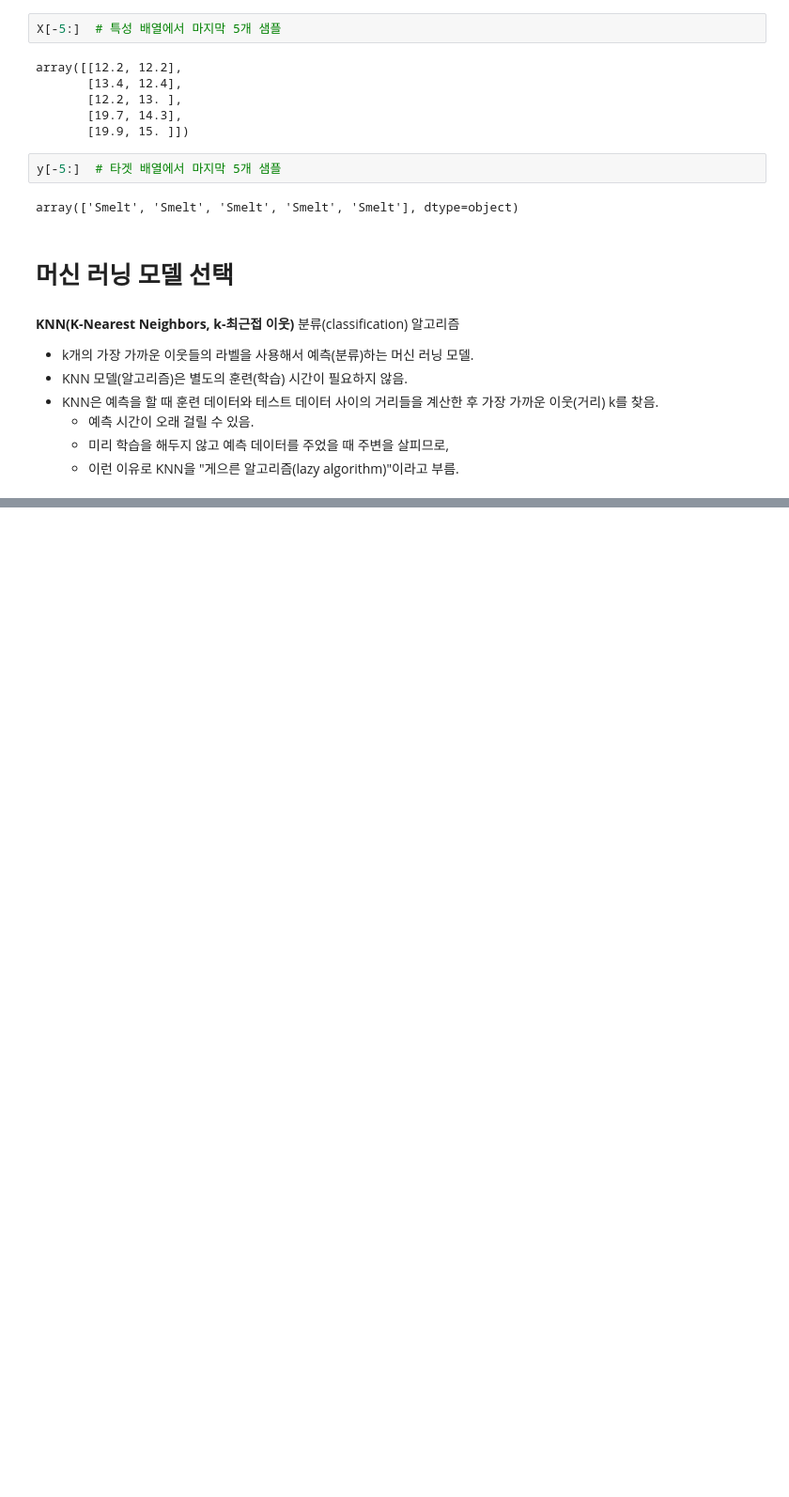
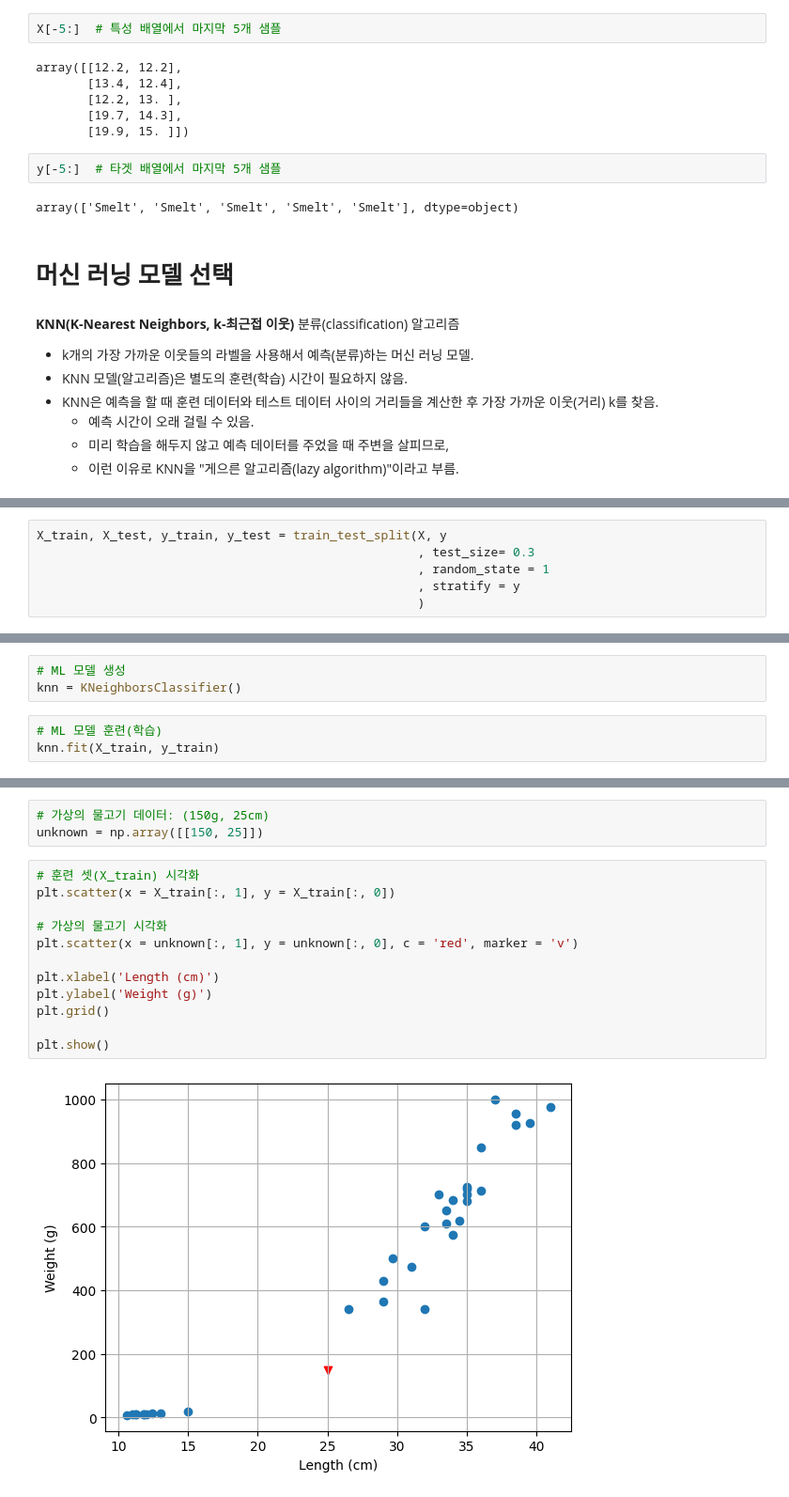
Before and after one commit to unit9090/machine_learning, a Jupyter notebook: ml02_knn.ipynb, the cells around one changed output, grey strips where cells are left out. Shown at 94% size. Cells and saved outputs as stored; diff of their text form; blank space fills up the shorter version.

```diff
--- a/ml02_knn.ipynb
+++ b/ml02_knn.ipynb
@@ -317,0 +514,6 @@ array(['Smelt', 'Smelt', 'Smelt', 'Smelt', 'Smelt'], dtype=object)
+# %%
+X_train, X_test, y_train, y_test = train_test_split(X, y
+                                                    , test_size= 0.3
+                                                    , random_state = 1
+                                                    , stratify = y
+                                                    )
@@ -317,0 +555,6 @@ array(['Smelt', 'Smelt', 'Smelt', 'Smelt', 'Smelt'], dtype=object)
+# %%
+# ML 모델 생성
+knn = KNeighborsClassifier()
+# %%
+# ML 모델 훈련(학습)
+knn.fit(X_train, y_train)
@@ -317,0 +707,17 @@ array(['Smelt', 'Smelt', 'Smelt', 'Smelt', 'Smelt'], dtype=object)
+# %%
+# 가상의 물고기 데이터: (150g, 25cm)
+unknown = np.array([[150, 25]])
+# %%
+# 훈련 셋(X_train) 시각화
+plt.scatter(x = X_train[:, 1], y = X_train[:, 0])
+
+# 가상의 물고기 시각화
+plt.scatter(x = unknown[:, 1], y = unknown[:, 0], c = 'red', marker = 'v')
+
+plt.xlabel('Length (cm)')
+plt.ylabel('Weight (g)')
+plt.grid()
+
+plt.show()
+# %% [output]
+[figure, added]
```
Also changed, not shown: parts of 62 cells of this notebook.
